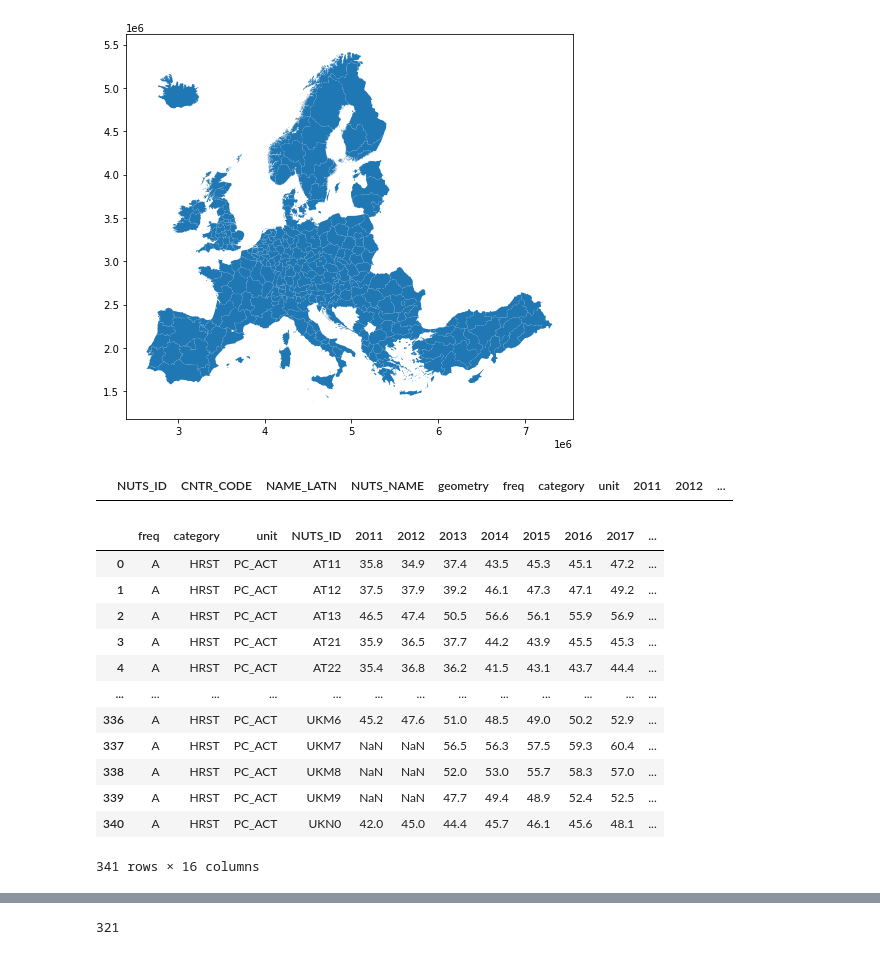
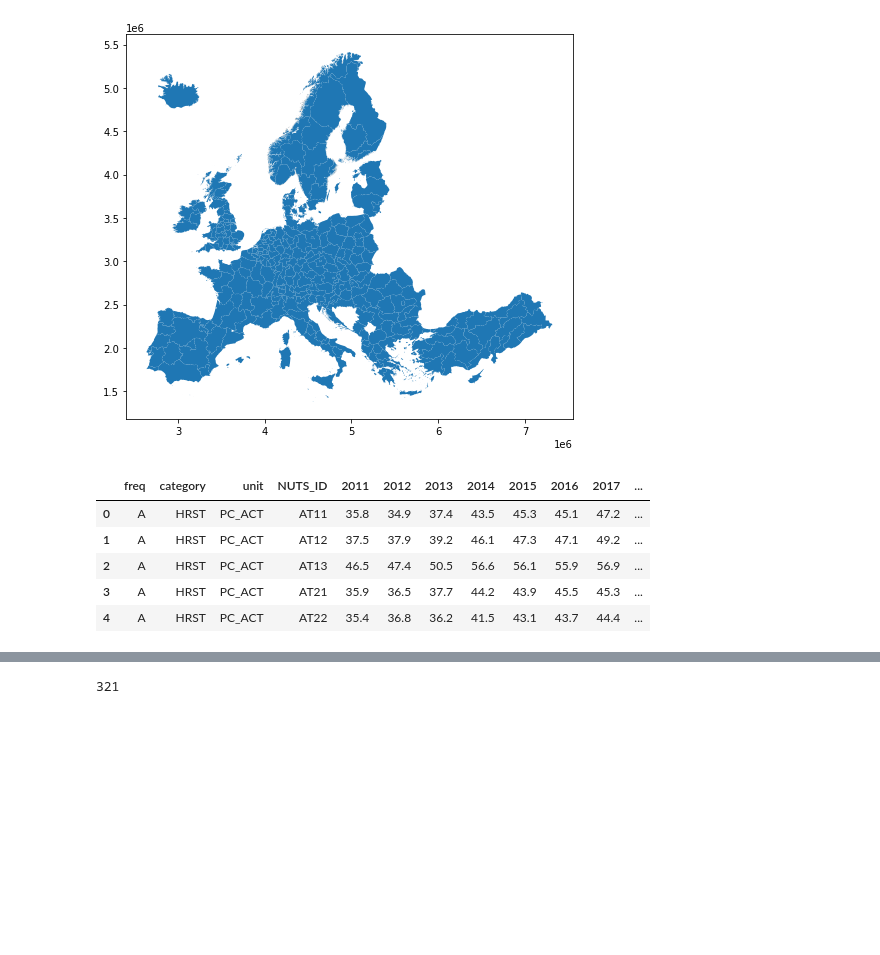
Before and after one commit to GISAdamToth/ArcGIS_Notebooks_thesis, a Jupyter notebook: eurostat/eurostat.ipynb, the cells around one changed output, grey strips where cells are left out. Saved outputs shown, nothing was run; the diff lists cells and outputs as text; code cells hidden in the pictures; blank space fills up the shorter version.

```diff
--- a/eurostat/eurostat.ipynb
+++ b/eurostat/eurostat.ipynb
@@ -277,25 +273,14 @@ nuts2_gdf.plot(figsize=(8, 8))
 # %% [output]
 <AxesSubplot:>
 [figure]
-# %%
-nuts2_gdf[nuts2_gdf.CNTR_CODE == 'AL']
-# %% [output]
-|  | NUTS_ID | CNTR_CODE | NAME_LATN | NUTS_NAME | geometry | freq | category | unit | 2011 | 2012 | ... |
 # %%
 data.rename(columns = {'geo\TIME_PERIOD':'NUTS_ID'}, inplace = True)
-data
+data.head()
 # %% [output]
 |  | freq | category | unit | NUTS_ID | 2011 | 2012 | 2013 | 2014 | 2015 | 2016 | 2017 | ... |
 | 0 | A | HRST | PC_ACT | AT11 | 35.8 | 34.9 | 37.4 | 43.5 | 45.3 | 45.1 | 47.2 | ... |
 | 1 | A | HRST | PC_ACT | AT12 | 37.5 | 37.9 | 39.2 | 46.1 | 47.3 | 47.1 | 49.2 | ... |
 | 2 | A | HRST | PC_ACT | AT13 | 46.5 | 47.4 | 50.5 | 56.6 | 56.1 | 55.9 | 56.9 | ... |
 | 3 | A | HRST | PC_ACT | AT21 | 35.9 | 36.5 | 37.7 | 44.2 | 43.9 | 45.5 | 45.3 | ... |
 | 4 | A | HRST | PC_ACT | AT22 | 35.4 | 36.8 | 36.2 | 41.5 | 43.1 | 43.7 | 44.4 | ... |
-| ... | ... | ... | ... | ... | ... | ... | ... | ... | ... | ... | ... | ... |
-| 336 | A | HRST | PC_ACT | UKM6 | 45.2 | 47.6 | 51.0 | 48.5 | 49.0 | 50.2 | 52.9 | ... |
-| 337 | A | HRST | PC_ACT | UKM7 | NaN | NaN | 56.5 | 56.3 | 57.5 | 59.3 | 60.4 | ... |
-| 338 | A | HRST | PC_ACT | UKM8 | NaN | NaN | 52.0 | 53.0 | 55.7 | 58.3 | 57.0 | ... |
-| 339 | A | HRST | PC_ACT | UKM9 | NaN | NaN | 47.7 | 49.4 | 48.9 | 52.4 | 52.5 | ... |
-| 340 | A | HRST | PC_ACT | UKN0 | 42.0 | 45.0 | 44.4 | 45.7 | 46.1 | 45.6 | 48.1 | ... |
-341 rows × 16 columns
 # %%
```
Also changed, not shown: parts of 6 cells of this notebook, 2 other files.
